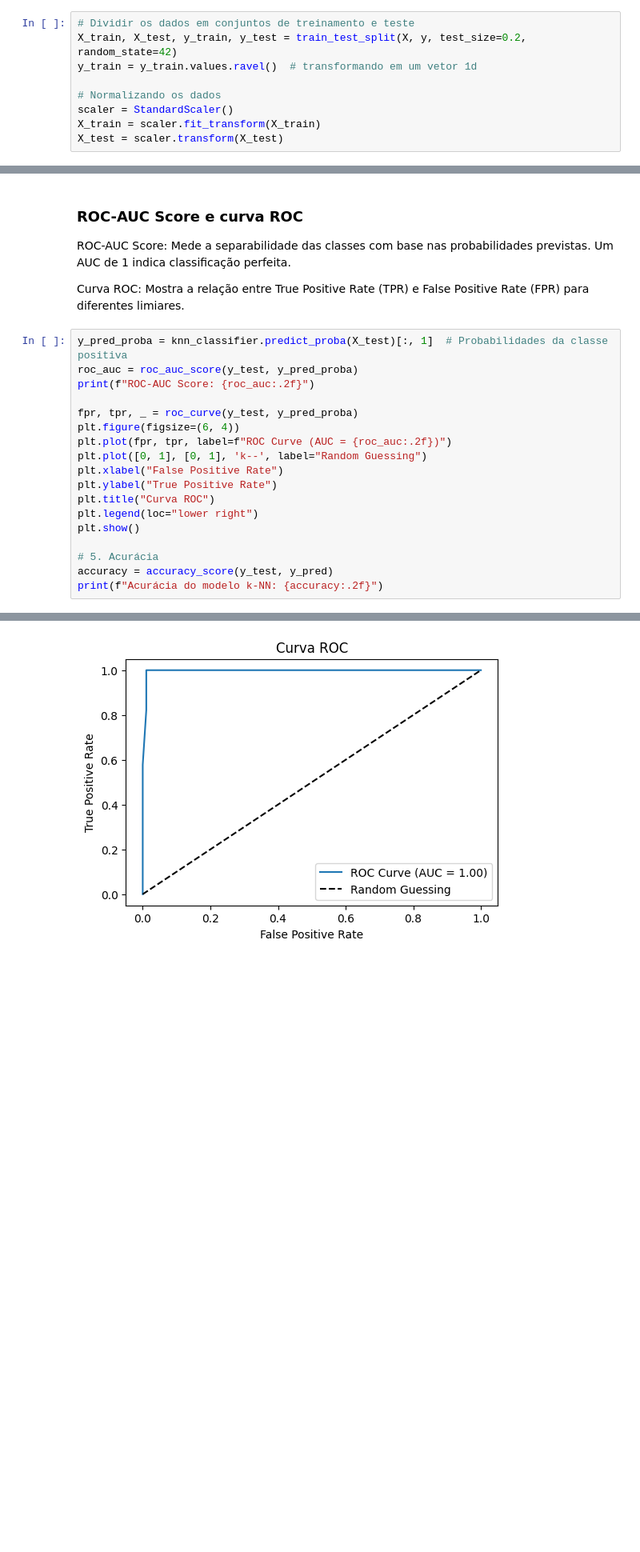
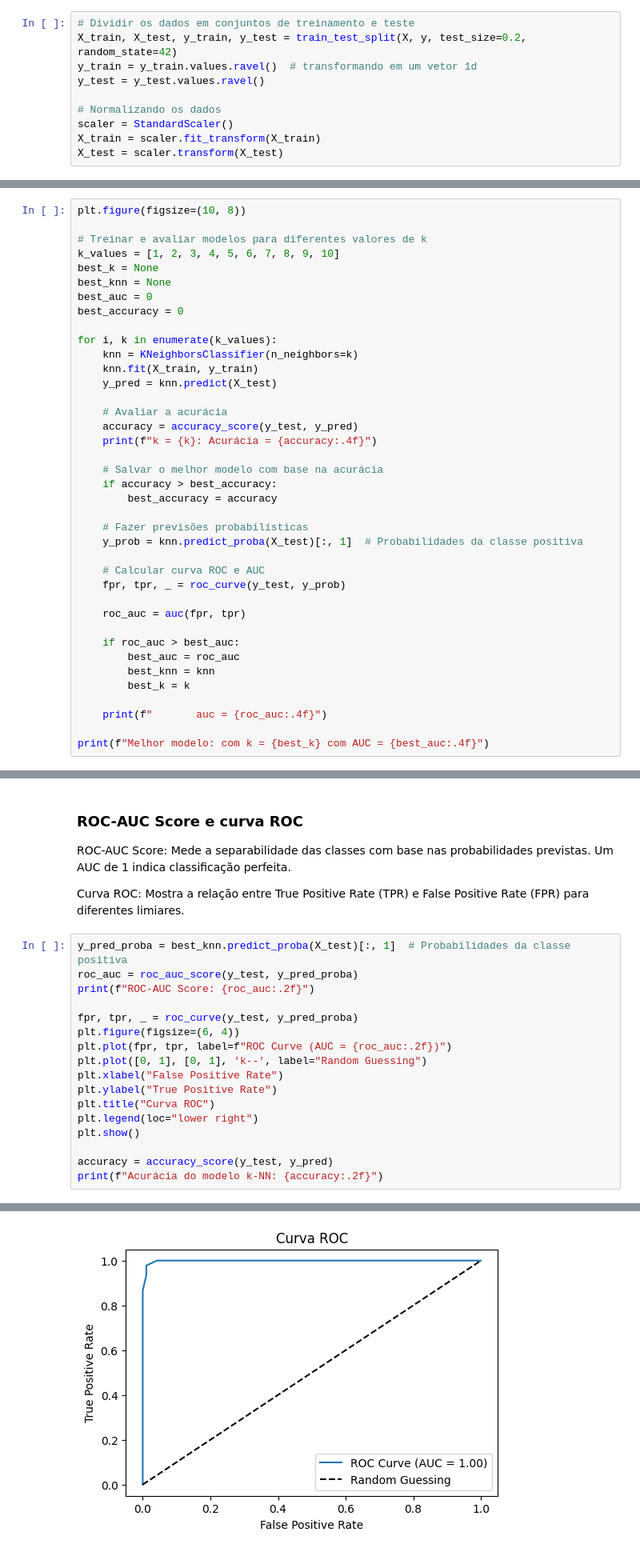
Before and after one commit to IvonLuiz/breast_cancer_kmeans, a Jupyter notebook: breast_cancer_kmeans.ipynb, the cells around one changed output, grey strips where cells are left out. Shown at 80% size. Saved outputs shown, nothing was run; the diff lists cells and outputs as text; blank space fills up the shorter version.

Commit message:
training multiple neighbors  and getting best AUC

```diff
--- a/breast_cancer_kmeans.ipynb
+++ b/breast_cancer_kmeans.ipynb
@@ -345,6 +348,7 @@ Vamos treinar com diferentes números de vizinhos com o objetivo de saber qual n
 # Dividir os dados em conjuntos de treinamento e teste
 X_train, X_test, y_train, y_test = train_test_split(X, y, test_size=0.2, random_state=42)
 y_train = y_train.values.ravel()  # transformando em um vetor 1d
+y_test = y_test.values.ravel()
 
 # Normalizando os dados
 scaler = StandardScaler()
@@ -517,0 +360,39 @@ Acurácia do modelo k-NN: 0.9857142857142858
+# %%
+plt.figure(figsize=(10, 8))
+
+# Treinar e avaliar modelos para diferentes valores de k
+k_values = [1, 2, 3, 4, 5, 6, 7, 8, 9, 10]
+best_k = None
+best_knn = None
+best_auc = 0
+best_accuracy = 0
+
+for i, k in enumerate(k_values):
+    knn = KNeighborsClassifier(n_neighbors=k)
+    knn.fit(X_train, y_train)
+    y_pred = knn.predict(X_test)
+
+    # Avaliar a acurácia
+    accuracy = accuracy_score(y_test, y_pred)
+    print(f"k = {k}: Acurácia = {accuracy:.4f}")
+
+    # Salvar o melhor modelo com base na acurácia
+    if accuracy > best_accuracy:
+        best_accuracy = accuracy
+
+    # Fazer previsões probabilísticas
+    y_prob = knn.predict_proba(X_test)[:, 1]  # Probabilidades da classe positiva
+
+    # Calcular curva ROC e AUC
+    fpr, tpr, _ = roc_curve(y_test, y_prob)
+
+    roc_auc = auc(fpr, tpr)
+
+    if roc_auc > best_auc:
+        best_auc = roc_auc
+        best_knn = knn
+        best_k = k
+
+    print(f"       auc = {roc_auc:.4f}")
+
+print(f"Melhor modelo: com k = {best_k} com AUC = {best_auc:.4f}")
@@ -569,23 +539,22 @@ ROC-AUC Score: Mede a separabilidade das classes com base nas probabilidades pre
 
 Curva ROC: Mostra a relação entre True Positive Rate (TPR) e False Positive Rate (FPR) para diferentes limiares.
 # %%
-y_pred_proba = knn_classifier.predict_proba(X_test)[:, 1]  # Probabilidades da classe positiva
+y_pred_proba = best_knn.predict_proba(X_test)[:, 1]  # Probabilidades da classe positiva
 roc_auc = roc_auc_score(y_test, y_pred_proba)
 print(f"ROC-AUC Score: {roc_auc:.2f}")
 
 fpr, tpr, _ = roc_curve(y_test, y_pred_proba)
 plt.figure(figsize=(6, 4))
 plt.plot(fpr, tpr, label=f"ROC Curve (AUC = {roc_auc:.2f})")
 plt.plot([0, 1], [0, 1], 'k--', label="Random Guessing")
 plt.xlabel("False Positive Rate")
 plt.ylabel("True Positive Rate")
 plt.title("Curva ROC")
 plt.legend(loc="lower right")
 plt.show()
 
-# 5. Acurácia
 accuracy = accuracy_score(y_test, y_pred)
 print(f"Acurácia do modelo k-NN: {accuracy:.2f}")
 # %% [output]
 ROC-AUC Score: 1.00
-[figure, old version]
+[figure, new version]
```
Also changed, not shown: parts of 16 cells of this notebook.
